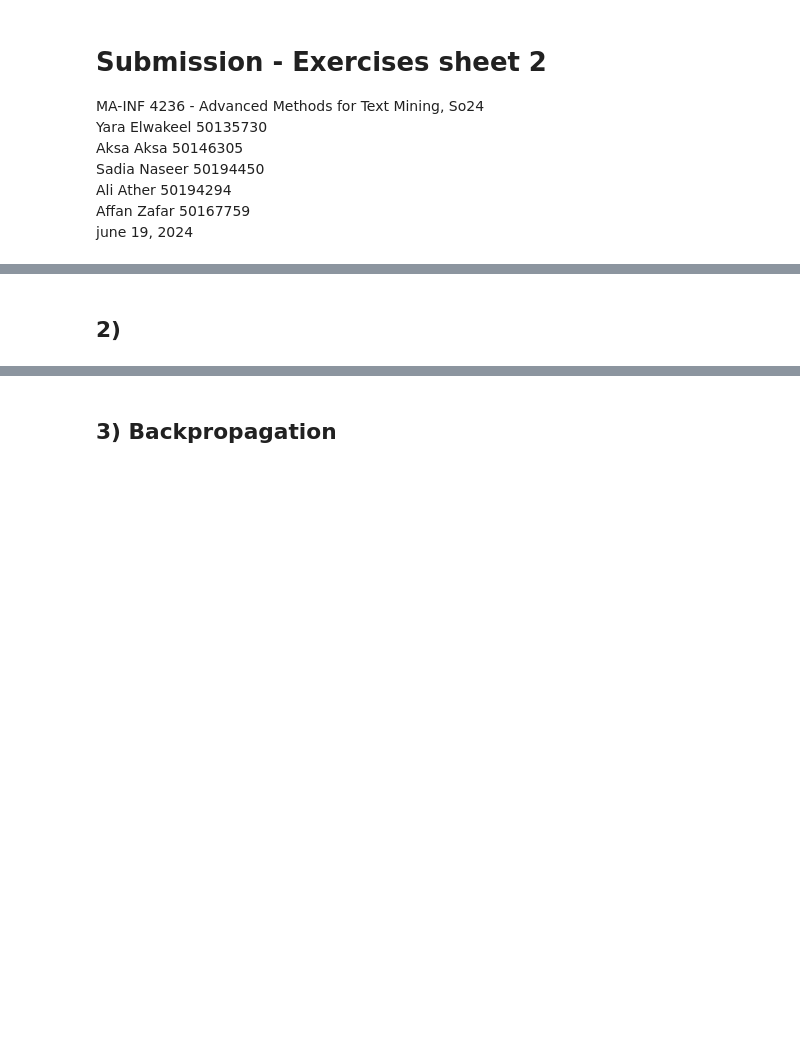
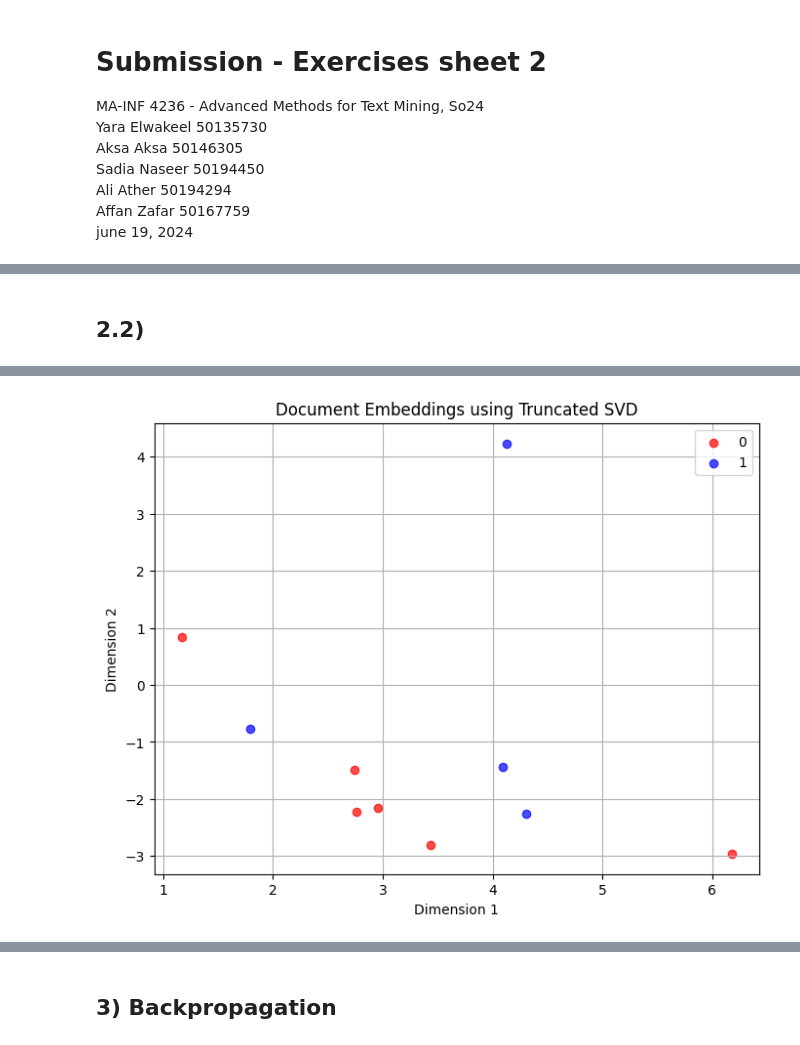
Before and after one commit to YaraElwakeel/text-mining-projects, a Jupyter notebook: sheet 2/AM4TM_SS24_Assignment2.ipynb, the cells around one changed output, grey strips where cells are left out. Saved outputs shown, nothing was run; the diff lists cells and outputs as text; code cells hidden in the pictures; blank space fills up the shorter version.

```diff
--- a/sheet 2/AM4TM_SS24_Assignment2.ipynb
+++ b/sheet 2/AM4TM_SS24_Assignment2.ipynb
@@ -12,2 +77,78 @@ june 19, 2024<br>
 # %% [markdown]
-## 2)
+## 2.2)
+# %%
+!pip install datasets
+
+# Import necessary libraries
+import numpy as np
+import pandas as pd
+import matplotlib.pyplot as plt
+from sklearn.feature_extraction.text import CountVectorizer
+from sklearn.decomposition import TruncatedSVD
+from sklearn.preprocessing import LabelEncoder
+from datasets import load_dataset
+
+# Load IMDb dataset from Hugging Face
+dataset = load_dataset('imdb')
+train_data = dataset['train']
+test_data = dataset['test']
+
+# Preprocess text function
+import re
+def preprocess_text(text):
+    # Remove HTML tags using regex
+    text = re.sub(r'<[^>]+>', '', text)
+    # Remove special characters and digits
+    text = re.sub(r'[^a-zA-Z\s]', '', text)
+    # Convert to lowercase
+    text = text.lower()
+    return text
+
+# Apply preprocessing to train and test sets
+train_data = train_data.map(lambda example: {'text': preprocess_text(example['text'])})
+test_data = test_data.map(lambda example: {'text': preprocess_text(example['text'])})
+
+# Convert train and test datasets to Pandas DataFrame for easier handling
+train_df = pd.DataFrame(train_data)
+test_df = pd.DataFrame(test_data)
+
+# Create bag-of-words representation
+vectorizer = CountVectorizer(stop_words='english')
+X_train = vectorizer.fit_transform(train_df['text'])
+X_test = vectorizer.transform(test_df['text'])
+
+# Apply Truncated SVD (LSA) with k=2
+svd = TruncatedSVD(n_components=2)
+X_train_reduced = svd.fit_transform(X_train)
+
+# Prepare a subset of the test set for plotting
+np.random.seed(42)  # For reproducibility
+test_subset_indices = np.random.choice(len(test_df), size=10, replace=False)
+test_subset_texts = test_df.loc[test_subset_indices, 'text'].tolist()
+
+# Vectorize the selected test subset
+X_test_subset = vectorizer.transform(test_subset_texts)
+
+# Generate embeddings for the test subset
+X_test_subset_reduced = svd.transform(X_test_subset)
+
+# Get corresponding sentiment labels for the test subset
+test_subset_sentiments = test_df.loc[test_subset_indices, 'label']
+
+# Encode sentiment labels
+label_encoder = LabelEncoder()
+y_subset = label_encoder.fit_transform(test_subset_sentiments)
+
+# Plotting
+plt.figure(figsize=(8, 6))
+colors = ['red', 'blue']  # Red for negative, Blue for positive
+for label, color in zip(np.unique(y_subset), colors):
+    plt.scatter(X_test_subset_reduced[y_subset == label, 0], X_test_subset_reduced[y_subset == label, 1], c=color, label=label_encoder.inverse_transform([label])[0], alpha=0.7)
+
+plt.title('Document Embeddings using Truncated SVD')
+plt.xlabel('Dimension 1')
+plt.ylabel('Dimension 2')
+plt.legend(loc='best')
+plt.grid(True)
+plt.show()
+# %% [output]
@@ -13,0 +177 @@ june 19, 2024<br>
+[figure, added]
```
Also changed, not shown: parts of 7 cells of this notebook.
